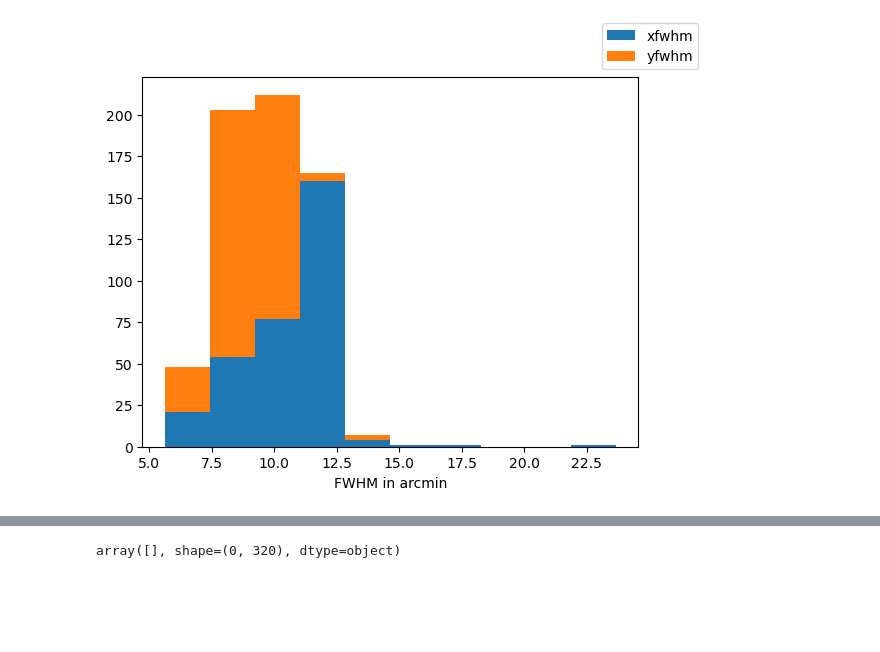
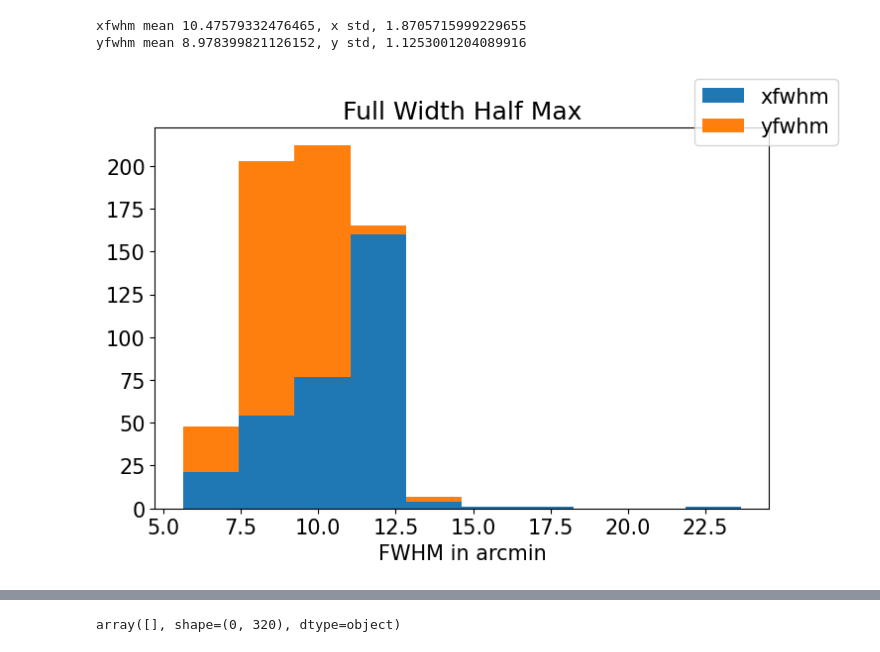
Before and after one commit to laureloneill/psf_source_localization, a Jupyter notebook: dataview.ipynb, the cells around one changed output, grey strips where cells are left out. Cells and saved outputs as stored; diff of their text form; code cells hidden in the pictures; blank space fills up the shorter version.

```diff
--- a/dataview.ipynb
+++ b/dataview.ipynb
@@ -77,11 +75,11 @@ yMean = np.concatenate((np.array(data_2024_12_09['yMean']),np.array(data_2024_12
                    np.array(data_2024_12_12['yMean']),np.array(data_2024_12_13['yMean']),np.array(data_2024_12_14['yMean']),
                    np.array(data_2024_12_16['yMean']),np.array(data_2024_12_17['yMean']) ))
 
-angle = np.concatenate((np.array(data_2024_12_09['peakSig']),np.array(data_2024_12_10['peakSig']),np.array(data_2024_12_11['peakSig']),
+peakSig = np.concatenate((np.array(data_2024_12_09['peakSig']),np.array(data_2024_12_10['peakSig']),np.array(data_2024_12_11['peakSig']),
                    np.array(data_2024_12_12['peakSig']),np.array(data_2024_12_13['peakSig']),np.array(data_2024_12_14['peakSig']),
                    np.array(data_2024_12_16['peakSig']),np.array(data_2024_12_17['peakSig']) ))
 
-peakSig = np.concatenate((np.array(data_2024_12_09['theta']),np.array(data_2024_12_10['theta']),np.array(data_2024_12_11['theta']),
+angle = np.concatenate((np.array(data_2024_12_09['theta']),np.array(data_2024_12_10['theta']),np.array(data_2024_12_11['theta']),
                    np.array(data_2024_12_12['theta']),np.array(data_2024_12_13['theta']),np.array(data_2024_12_14['theta']),
                    np.array(data_2024_12_16['theta']),np.array(data_2024_12_17['theta']) ))
 
@@ -150,14 +148,23 @@ TypeError: unsupported operand type(s) for *: 'int' and 'NoneType'
 # %%
 legend =["x fwhm",'y fwhm']
 fig1,ax1 = plt.subplots()
+plt.rcParams["figure.figsize"] = (8,5)
 plt.hist([xfwhm*60,yfwhm*60], histtype="barstacked", label=['xfwhm','yfwhm'])
-
 #plt.hist(xfwhm*60,label="xfwhm")
 #plt.hist(yfwhm*60,label='yfwhm')
 
 plt.xlabel('FWHM in arcmin')
+plt.title('Full Width Half Max')
 legend =["x fwhm",'y fwhm']
 fig1.legend()
+
+plt.rcParams.update({'font.size': 15})
+
 fig1.savefig('fwhm.png')
+
+print(f"xfwhm mean {np.mean(xfwhm*60)}, x std, {np.std(xfwhm*60)}")
+print(f"yfwhm mean {np.mean(yfwhm*60)}, y std, {np.std(yfwhm*60)}")
 # %% [output]
+xfwhm mean 10.47579332476465, x std, 1.8705715999229655
+yfwhm mean 8.978399821126152, y std, 1.1253001204089916
-[figure, old version]
+[figure, new version]
```
Also changed, not shown: parts of 7 cells of this notebook, 19 other files.
